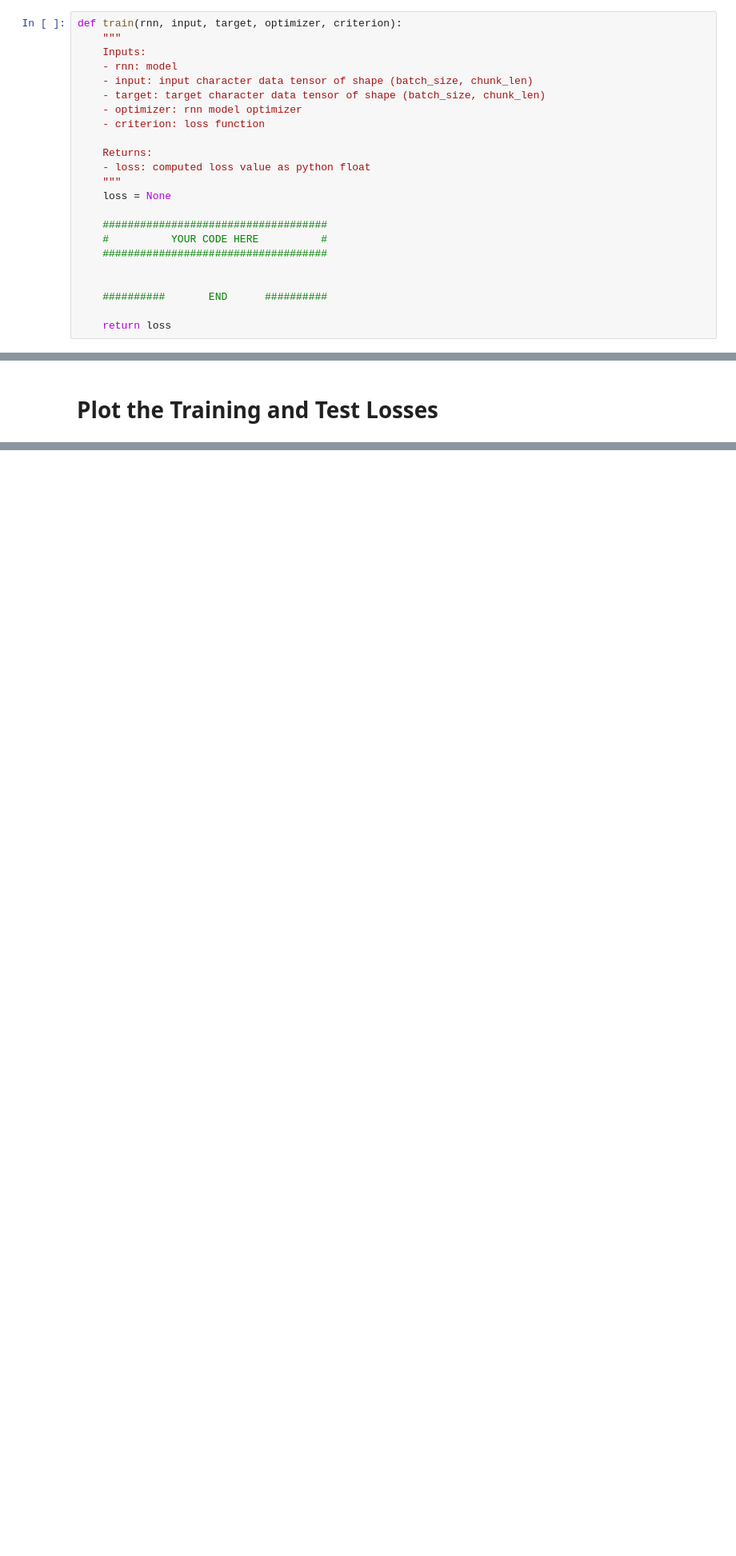
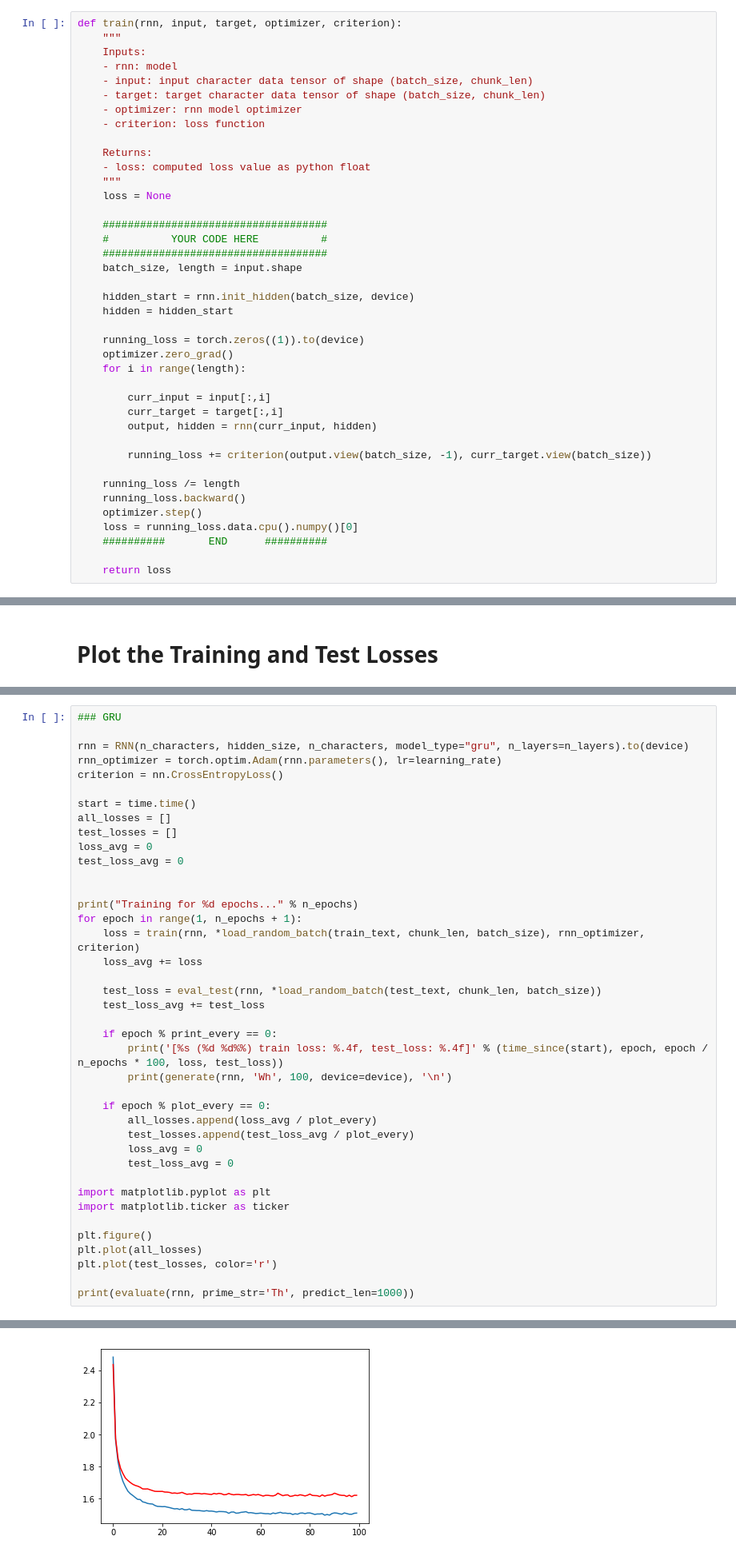
Before and after one commit to mcguiremichael/Object-Recognition, a Jupyter notebook: assignment4_materials/Assignment4/MP4_P2_generation.ipynb, the cells around one changed output, grey strips where cells are left out. Shown at 80% size. Saved outputs shown, nothing was run; the diff lists cells and outputs as text; blank space fills up the shorter version.

```diff
--- a/assignment4_materials/Assignment4/MP4_P2_generation.ipynb
+++ b/assignment4_materials/Assignment4/MP4_P2_generation.ipynb
@@ -161,8 +171,25 @@ def train(rnn, input, target, optimizer, criterion):
     ####################################
     #          YOUR CODE HERE          #
     ####################################
+    batch_size, length = input.shape
 
+    hidden_start = rnn.init_hidden(batch_size, device)
+    hidden = hidden_start
 
+    running_loss = torch.zeros((1)).to(device)
+    optimizer.zero_grad()
+    for i in range(length):
+
+        curr_input = input[:,i]
+        curr_target = target[:,i]
+        output, hidden = rnn(curr_input, hidden)
+
+        running_loss += criterion(output.view(batch_size, -1), curr_target.view(batch_size))
+
+    running_loss /= length
+    running_loss.backward()
+    optimizer.step()
+    loss = running_loss.data.cpu().numpy()[0]
     ##########       END      ##########
 
     return loss
@@ -223,3 +292,44 @@ Some things you should try to improve your network performance are:
 - Changing the learning rate
 
 **TODO:** Try changing the RNN type and hyperparameters. Record your results.
+# %%
+### GRU
+
+rnn = RNN(n_characters, hidden_size, n_characters, model_type="gru", n_layers=n_layers).to(device)
+rnn_optimizer = torch.optim.Adam(rnn.parameters(), lr=learning_rate)
+criterion = nn.CrossEntropyLoss()
+
+start = time.time()
+all_losses = []
+test_losses = []
+loss_avg = 0
+test_loss_avg = 0
+
+
+print("Training for %d epochs..." % n_epochs)
+for epoch in range(1, n_epochs + 1):
+    loss = train(rnn, *load_random_batch(train_text, chunk_len, batch_size), rnn_optimizer, criterion)
+    loss_avg += loss
+
+    test_loss = eval_test(rnn, *load_random_batch(test_text, chunk_len, batch_size))
+    test_loss_avg += test_loss
+
+    if epoch % print_every == 0:
+        print('[%s (%d %d%%) train loss: %.4f, test_loss: %.4f]' % (time_since(start), epoch, epoch / n_epochs * 100, loss, test_loss))
+        print(generate(rnn, 'Wh', 100, device=device), '\n')
+
+    if epoch % plot_every == 0:
+        all_losses.append(loss_avg / plot_every)
+        test_losses.append(test_loss_avg / plot_every)
+        loss_avg = 0
+        test_loss_avg = 0
+
+import matplotlib.pyplot as plt
+import matplotlib.ticker as ticker
+
+plt.figure()
+plt.plot(all_losses)
+plt.plot(test_losses, color='r')
+
+print(evaluate(rnn, prime_str='Th', predict_len=1000))
+# %% [output]
@@ -225,0 +353 @@ Some things you should try to improve your network performance are:
+[figure, added]
```
Also changed, not shown: parts of 10 cells of this notebook, 1 other file.
